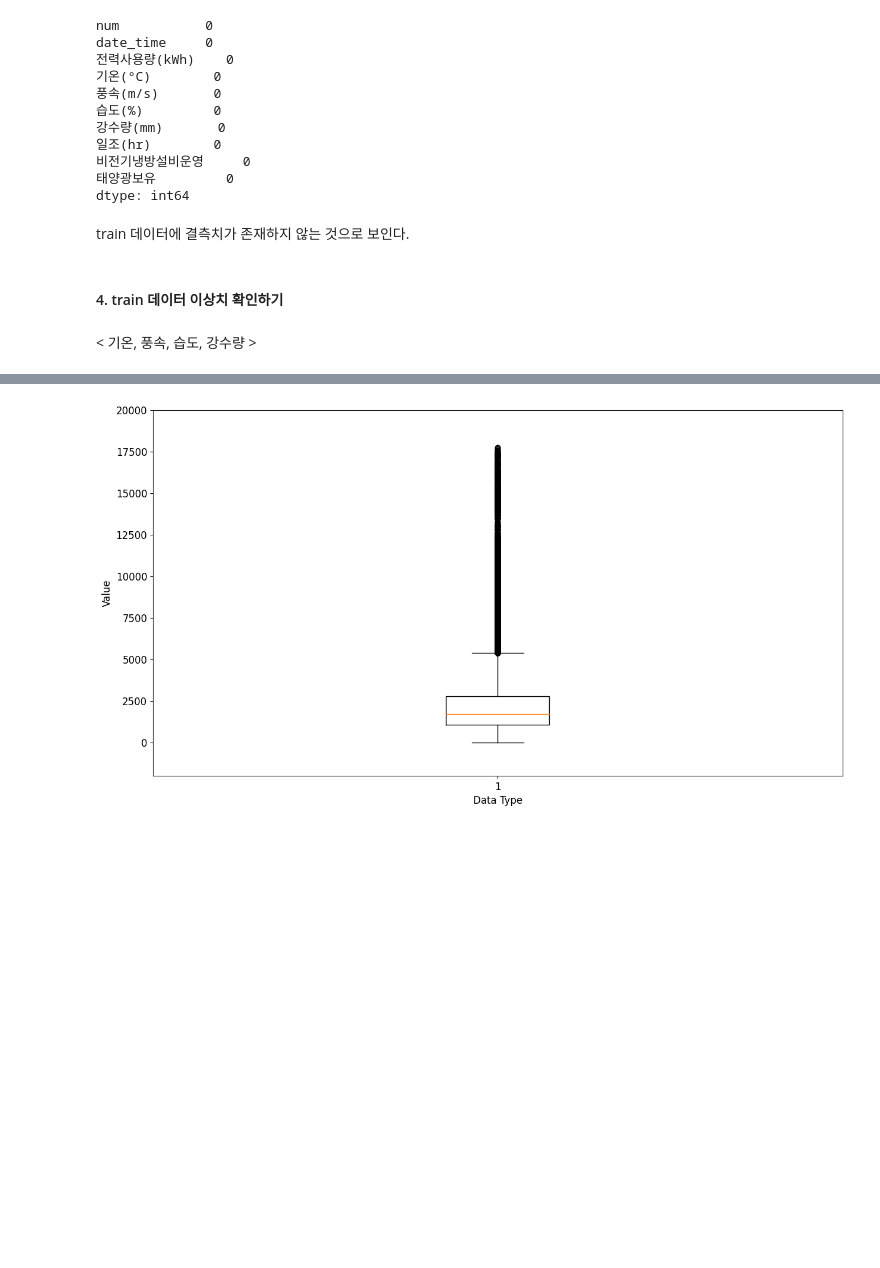
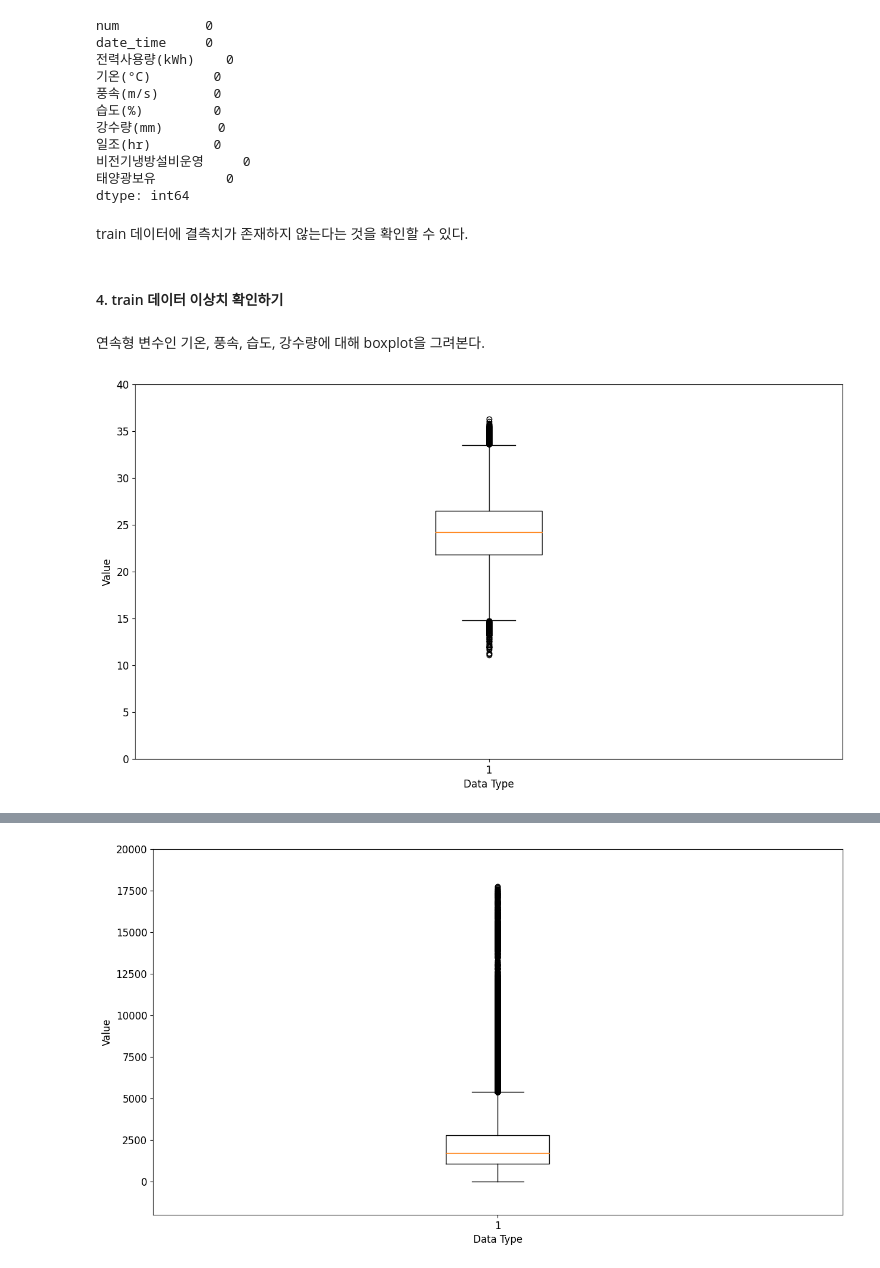
Before and after one commit to mjiii25/prac_class, a Jupyter notebook: team project.ipynb, the cells around one changed output, grey strips where cells are left out. Saved outputs shown, nothing was run; the diff lists cells and outputs as text; code cells hidden in the pictures; blank space fills up the shorter version.

```diff
--- a/team project.ipynb
+++ b/team project.ipynb
@@ -98,11 +100,28 @@ date_time     0
 태양광보유         0
 dtype: int64
 # %% [markdown]
-train 데이터에 결측치가 존재하지 않는 것으로 보인다.
+train 데이터에 결측치가 존재하지 않는다는 것을 확인할 수 있다.
 # %% [markdown]
 #### 4. train 데이터 이상치 확인하기
-# %% [markdown]
-< 기온, 풍속, 습도, 강수량 >
+# %% [markdown]
+연속형 변수인 기온, 풍속, 습도, 강수량에 대해 boxplot을 그려본다.
+# %%
+plt.style.use('default')
+plt.rcParams['figure.figsize'] = (15, 8)
+plt.rcParams['font.size'] = 12
+
+fig, ax = plt.subplots()
+
+기온 = train['기온(°C)']
+
+ax.boxplot([기온])
+ax.set_ylim(0.0, 40.0)
+ax.set_xlabel('Data Type')
+ax.set_ylabel('Value')
+
+plt.show()
+# %% [output]
+[figure, added]
 # %%
 plt.style.use('default')
 plt.rcParams['figure.figsize'] = (15, 8)
```
Also changed, not shown: parts of 10 cells of this notebook.
